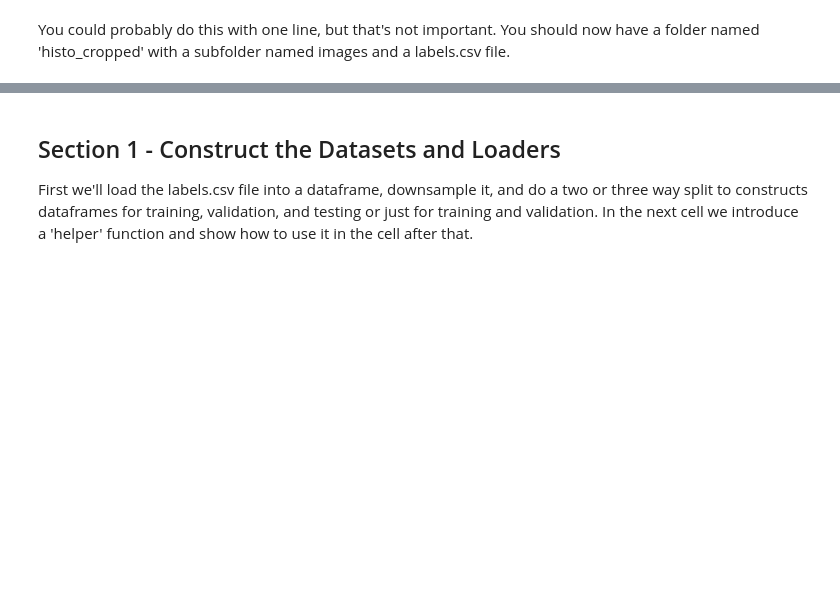
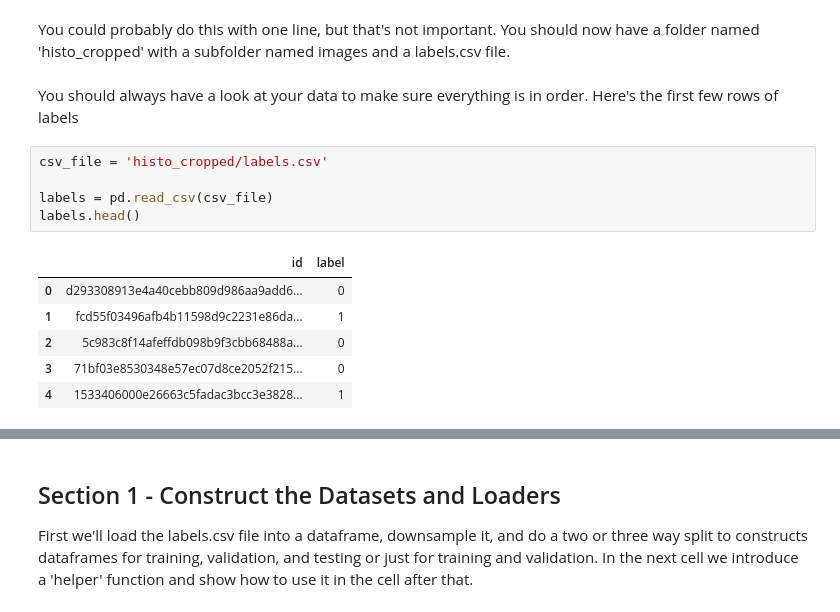
Before and after one commit to DataScienceUWL/MTH480_Deep_Learning, a Jupyter notebook: Week_11/Day 21/Solutions - Project Part 1 - Cancer_Detect.ipynb, the cells around one changed output, grey strips where cells are left out. Saved outputs shown, nothing was run; the diff lists cells and outputs as text; blank space fills up the shorter version.

```diff
--- a/Week_11/Day 21/Solutions - Project Part 1 - Cancer_Detect.ipynb
+++ b/Week_11/Day 21/Solutions - Project Part 1 - Cancer_Detect.ipynb
@@ -45,3 +65,17 @@ The next cell will copy the zip file to your Colab working directory and unzip i
 !unzip -q "histo_cropped.zip"
 # %% [markdown]
 You could probably do this with one line, but that's not important.  You should now have a folder named 'histo_cropped' with a subfolder named images and a labels.csv file.
+# %% [markdown]
+You should always have a look at your data to make sure everything is in order.  Here's the first few rows of labels
+# %%
+csv_file = 'histo_cropped/labels.csv'
+
+labels = pd.read_csv(csv_file)
+labels.head()
+# %% [output]
+|  | id | label |
+| 0 | d293308913e4a40cebb809d986aa9add6... | 0 |
+| 1 | fcd55f03496afb4b11598d9c2231e86da... | 1 |
+| 2 | 5c983c8f14afeffdb098b9f3cbb68488a... | 0 |
+| 3 | 71bf03e8530348e57ec07d8ce2052f215... | 0 |
+| 4 | 1533406000e26663c5fadac3bcc3e3828... | 1 |
```
Also changed, not shown: parts of 7 cells of this notebook, 3 other files.
